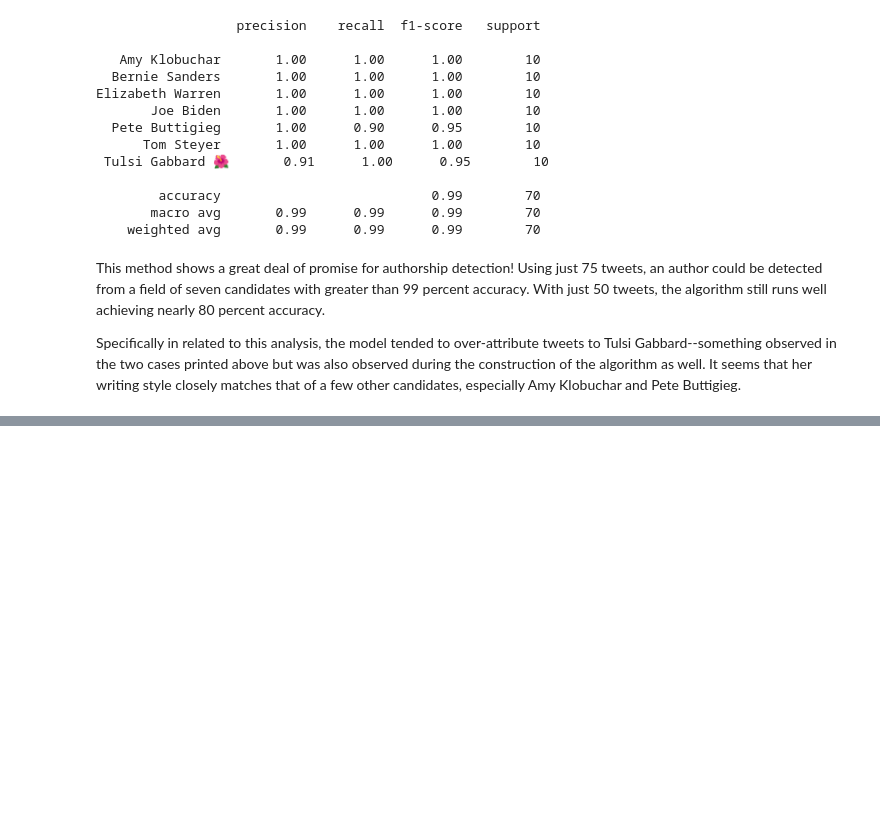
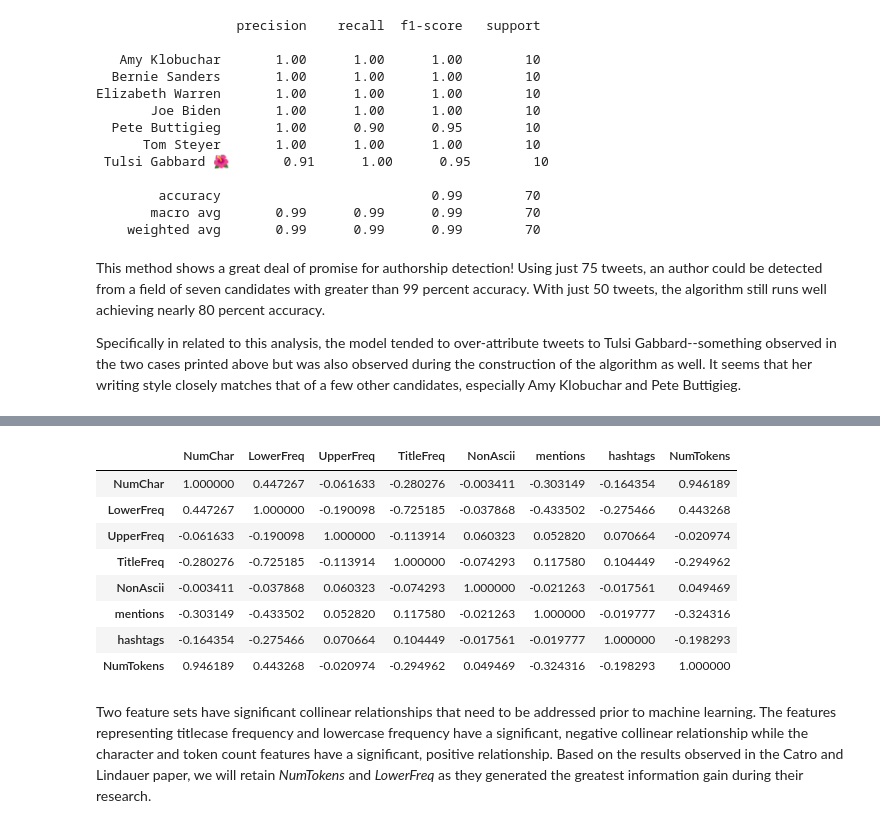
Before and after one commit to OutlawSapper/ANLY580_Project2, a Jupyter notebook: AuthorshipExploratoryWorking.ipynb, the cells around one changed output, grey strips where cells are left out. Drawn from its saved outputs; the diff is of its cells as text; code cells hidden in the pictures; blank space fills up the shorter version.

```diff
--- a/AuthorshipExploratoryWorking.ipynb
+++ b/AuthorshipExploratoryWorking.ipynb
@@ -740,0 +915,19 @@ Specifically in related to this analysis, the model tended to over-attribute twe
+# %%
+corMat = featDF[['NumChar','LowerFreq', 'UpperFreq',
+                 'TitleFreq', 'NonAscii', 'mentions',
+                  'hashtags', 'NumTokens']].corr()
+
+## recolor to easier identify collinearity issues
+corMat.style.applymap(lambda x: "background-color: #E52B50" if abs(x)>.5 else "background-color: #1F1F1F")
+# %% [output]
+|  | NumChar | LowerFreq | UpperFreq | TitleFreq | NonAscii | mentions | hashtags | NumTokens |
+| NumChar | 1.000000 | 0.447267 | -0.061633 | -0.280276 | -0.003411 | -0.303149 | -0.164354 | 0.946189 |
+| LowerFreq | 0.447267 | 1.000000 | -0.190098 | -0.725185 | -0.037868 | -0.433502 | -0.275466 | 0.443268 |
+| UpperFreq | -0.061633 | -0.190098 | 1.000000 | -0.113914 | 0.060323 | 0.052820 | 0.070664 | -0.020974 |
+| TitleFreq | -0.280276 | -0.725185 | -0.113914 | 1.000000 | -0.074293 | 0.117580 | 0.104449 | -0.294962 |
+| NonAscii | -0.003411 | -0.037868 | 0.060323 | -0.074293 | 1.000000 | -0.021263 | -0.017561 | 0.049469 |
+| mentions | -0.303149 | -0.433502 | 0.052820 | 0.117580 | -0.021263 | 1.000000 | -0.019777 | -0.324316 |
+| hashtags | -0.164354 | -0.275466 | 0.070664 | 0.104449 | -0.017561 | -0.019777 | 1.000000 | -0.198293 |
+| NumTokens | 0.946189 | 0.443268 | -0.020974 | -0.294962 | 0.049469 | -0.324316 | -0.198293 | 1.000000 |
+# %% [markdown]
+Two feature sets have significant collinear relationships that need to be addressed prior to machine learning. The features representing titlecase frequency and lowercase frequency have a significant, negative collinear relationship while the character and token count features have a significant, positive relationship. Based on the results observed in the Catro and Lindauer paper, we will retain *NumTokens* and *LowerFreq* as they generated the greatest information gain during their research.
```
Also changed, not shown: parts of 19 cells of this notebook, 1 other file.
